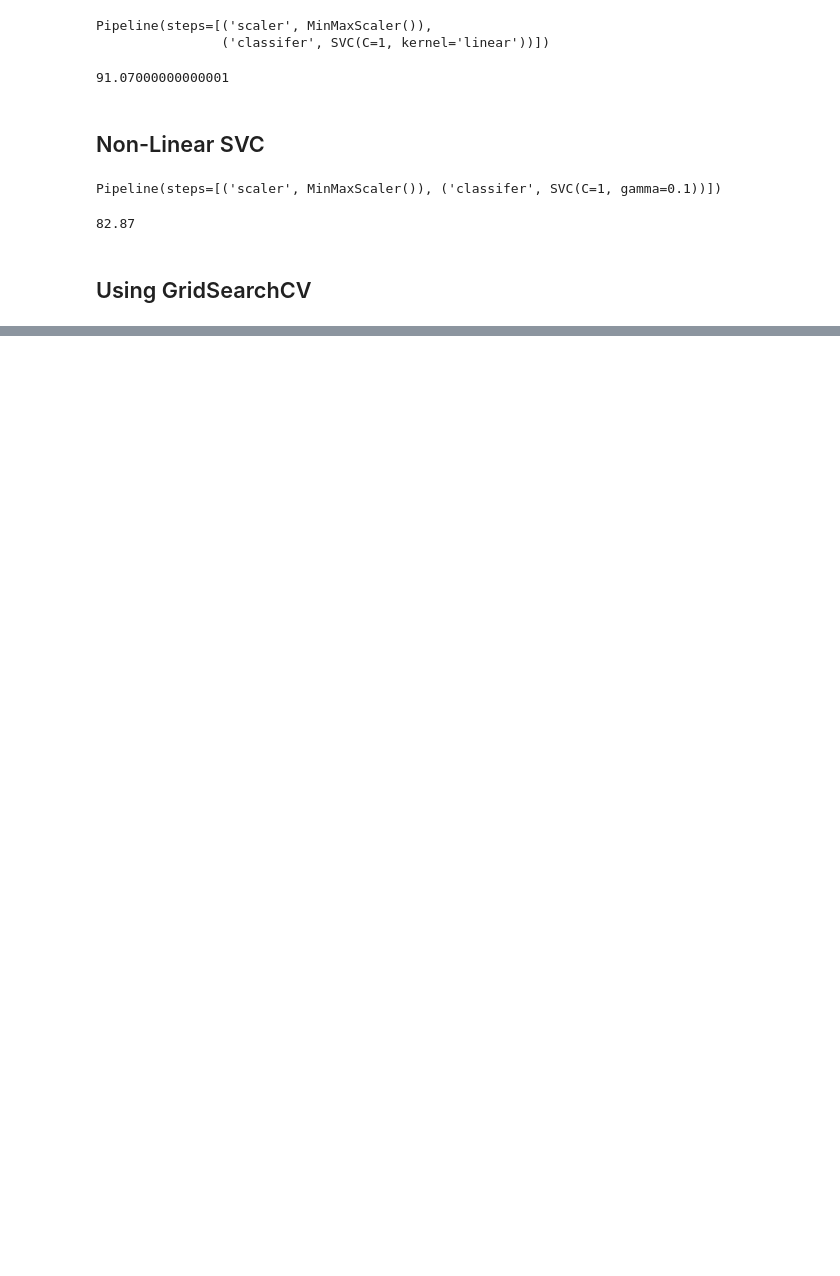
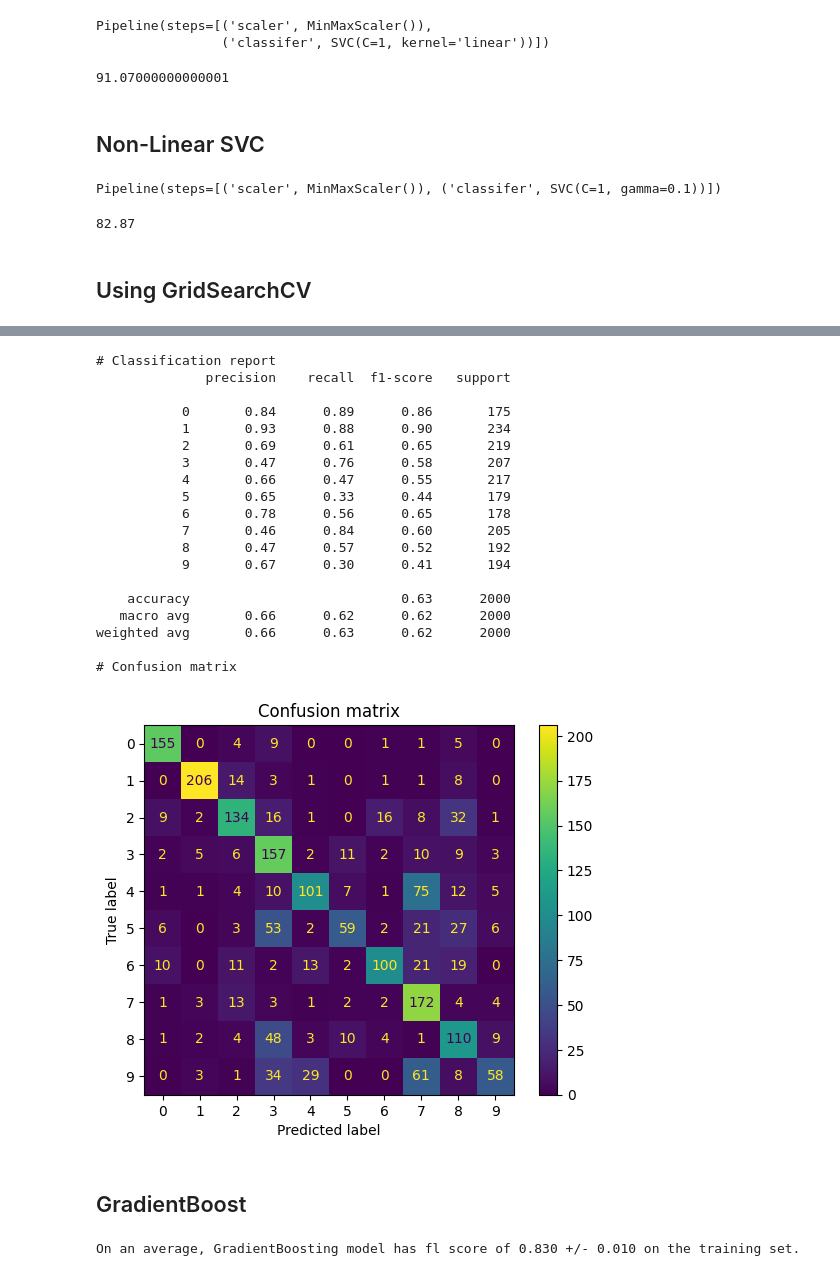
Before and after one commit to atharvakhandelwal19/my-data-science-roadmap, a Jupyter notebook: 09_scikit-learn/11_sklearn_classification_models.ipynb, the cells around one changed output, grey strips where cells are left out. Saved outputs shown, nothing was run; the diff lists cells and outputs as text; code cells hidden in the pictures; blank space fills up the shorter version.

```diff
--- a/09_scikit-learn/11_sklearn_classification_models.ipynb
+++ b/09_scikit-learn/11_sklearn_classification_models.ipynb
@@ -946,0 +1071,33 @@ print(acc.mean()*100)
+# %%
+eval(abc_pipeline, X_test,y_test)
+# %% [output]
+# Classification report
+              precision    recall  f1-score   support
+
+           0       0.84      0.89      0.86       175
+           1       0.93      0.88      0.90       234
+           2       0.69      0.61      0.65       219
+           3       0.47      0.76      0.58       207
+           4       0.66      0.47      0.55       217
+           5       0.65      0.33      0.44       179
+           6       0.78      0.56      0.65       178
+           7       0.46      0.84      0.60       205
+           8       0.47      0.57      0.52       192
+           9       0.67      0.30      0.41       194
+
+    accuracy                           0.63      2000
+   macro avg       0.66      0.62      0.62      2000
+weighted avg       0.66      0.63      0.62      2000
+
+# Confusion matrix
+[figure, added]
+# %% [markdown]
+## GradientBoost
+# %%
+gbc_pipeline = Pipeline([
+    ('classifier', GradientBoostingClassifier(n_estimators=10))
+])
+
+train_classifiers(gbc_pipeline, X_train, y_train.ravel(), cv, "GradientBoosting")
+# %% [output]
+On an average, GradientBoosting model has fl score of 0.830 +/- 0.010 on the training set.
```
Also changed, not shown: parts of 33 cells of this notebook, 28 other files.
